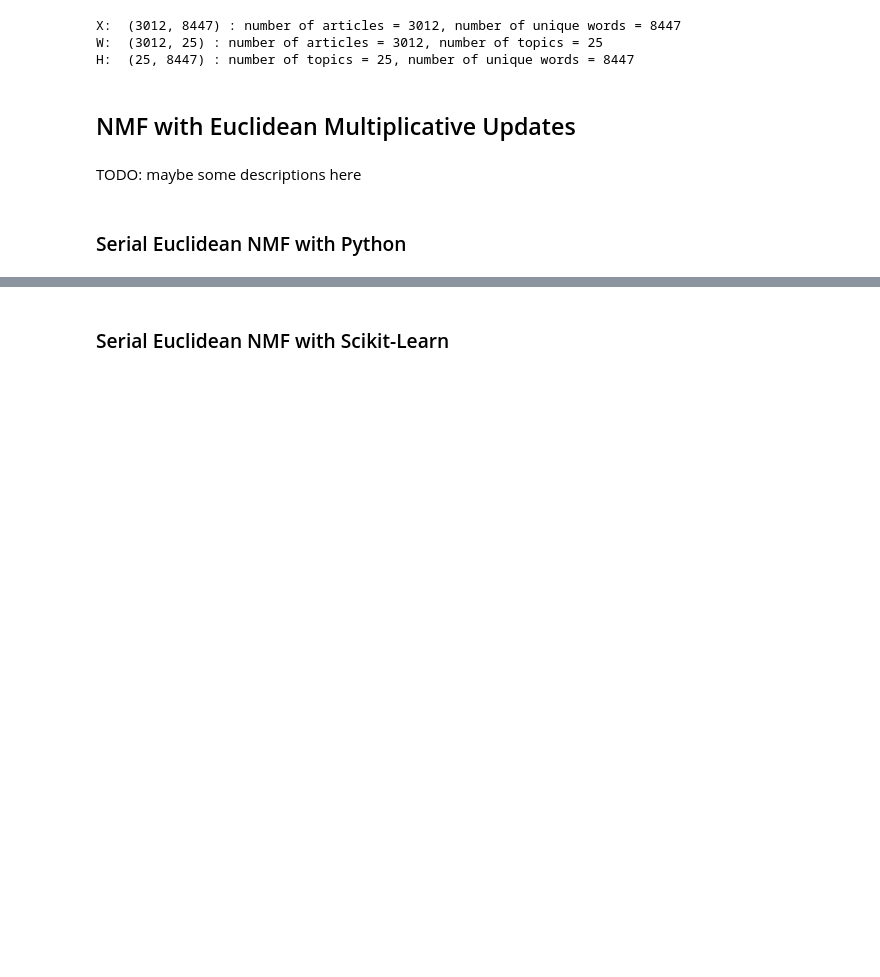
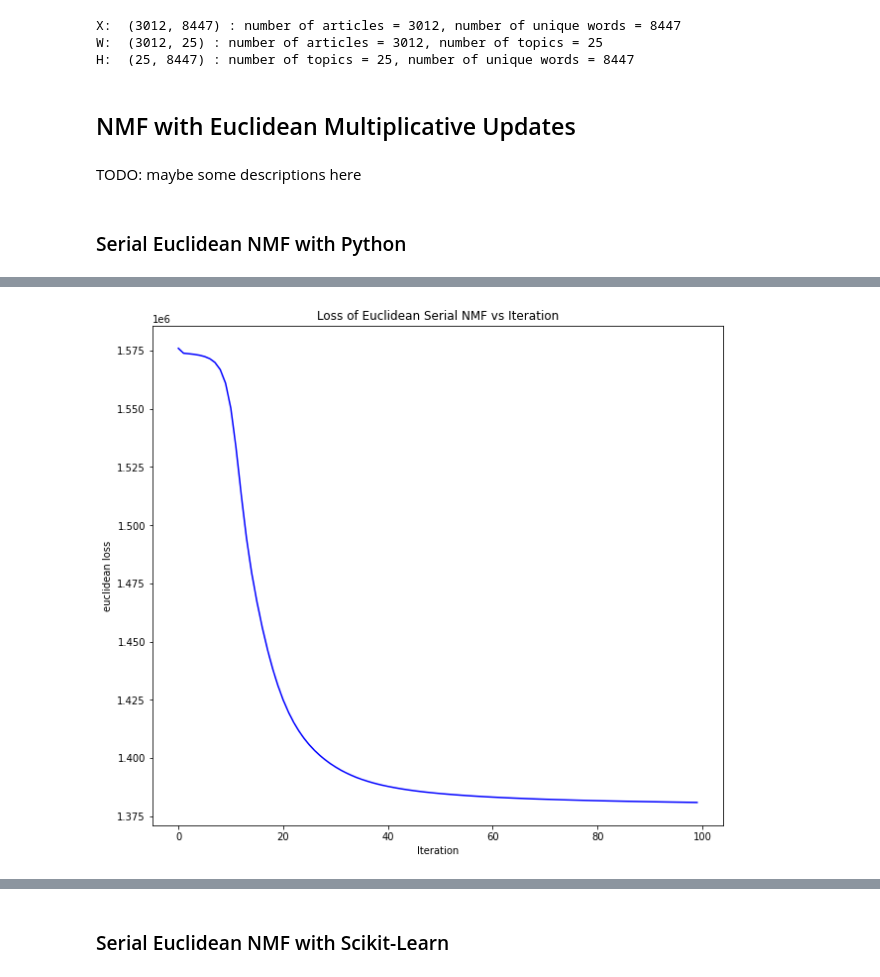
Before and after one commit to alexsugna/e4750-final-project, a Jupyter notebook: Demonstration.ipynb, the cells around one changed output, grey strips where cells are left out. Drawn from its saved outputs; the diff is of its cells as text; code cells hidden in the pictures; blank space fills up the shorter version.

```diff
--- a/Demonstration.ipynb
+++ b/Demonstration.ipynb
@@ -57,3 +61,9 @@ Iteration: 100
+# %%
+# visualize loss
+title = "Loss of Euclidean Serial NMF vs Iteration"
+plot_loss(losses_serial, title)
+# %% [output]
+[figure, added]
 # %%
 # Visualize results
 get_topics(W_serial, print_results=False) # NOTE: change W_serial --> W to see initial topics
```
Also changed, not shown: parts of 10 cells of this notebook, 7 other files.
